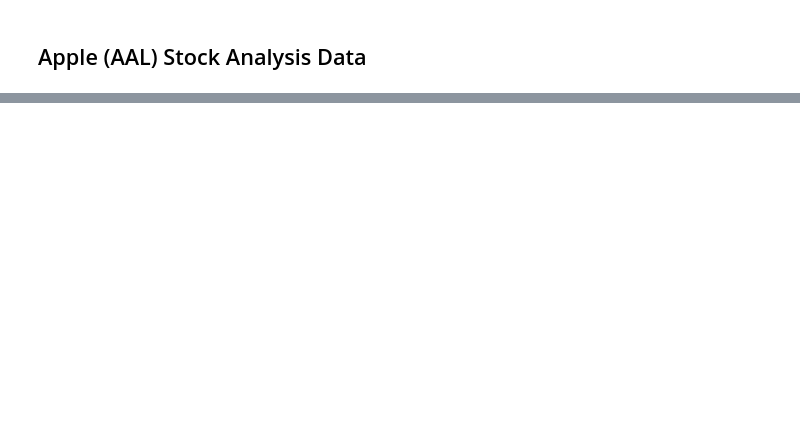
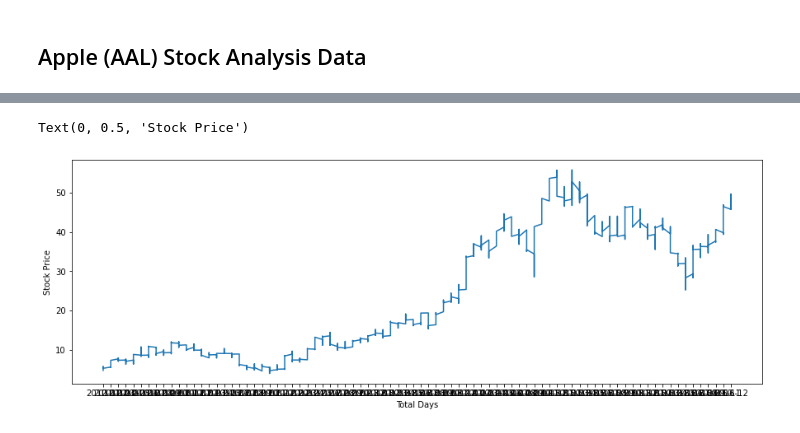
Before and after one commit to YudhaHM/2.DS_Project_Kaggle-NewYork_StockPrice_Analysis, a Jupyter notebook: Kaggle - NY Stock Price Analysis.ipynb, the cells around one changed output, grey strips where cells are left out. Saved outputs shown, nothing was run; the diff lists cells and outputs as text; code cells hidden in the pictures; blank space fills up the shorter version.

```diff
--- a/Kaggle - NY Stock Price Analysis.ipynb
+++ b/Kaggle - NY Stock Price Analysis.ipynb
@@ -123,0 +158,9 @@ memory usage: 45.5+ MB
+# %%
+plt.figure(figsize=(15,5))
+days = [2010,2011,2012,2013,2014,2015,2016]
+plt.plot(prices2[prices2['symbol'] == "AAL"].date.str[0:7], prices2[prices2['symbol'] == "AAL"].close.values)
+plt.xlabel('Total Days')
+plt.ylabel("Stock Price")
+# %% [output]
+Text(0, 0.5, 'Stock Price')
+[figure, added]
```
Also changed, not shown: parts of 8 cells of this notebook.
